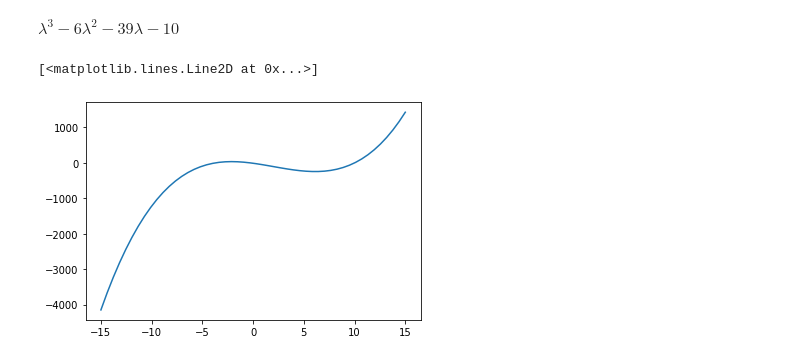
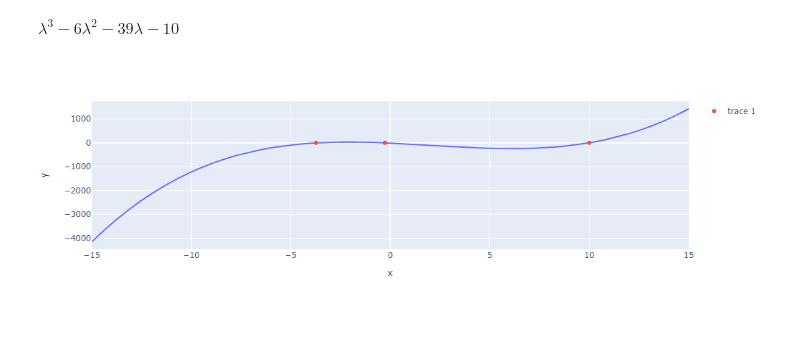
Before and after one commit to zolabar/FEM, a Jupyter notebook: 06_Vergleichsspannung.ipynb, the cells around one changed output. Saved outputs shown, nothing was run; the diff lists cells and outputs as text; code cells hidden in the pictures; blank space fills up the shorter version.

Commit message:
markers and roots of charpoly

```diff
--- a/06_Vergleichsspannung.ipynb
+++ b/06_Vergleichsspannung.ipynb
@@ -121,10 +127,14 @@ Spannung3.charpoly(lamda).as_expr()
 $\displaystyle \lambda^{3} - 6 \lambda^{2} - 39 \lambda - 10$
 # %%
 poly = lambdify(lamda, Spannung3.charpoly(lamda).as_expr())
-# %%
-plt.plot(np.linspace(-15, 15), poly(np.linspace(-15, 15)))
-# %% [output]
-[<matplotlib.lines.Line2D at 0x...>]
-[figure, removed]
+# %%
+#plt.plot(np.linspace(-15, 15), poly(np.linspace(-15, 15)))
+fig=px.line(x=np.linspace(-15, 15),y=poly(np.linspace(-15, 15)))
+fig.add_trace(go.Scatter(x=np.asfarray(list(Spannung3.eigenvals())),
+                         y=poly(np.asfarray(list(Spannung3.eigenvals()))),
+                         mode='markers',))
+fig.show()
+# %% [output]
+[figure, added]
 # %%
 poly(10)
```
Also changed, not shown: parts of 7 cells of this notebook.
